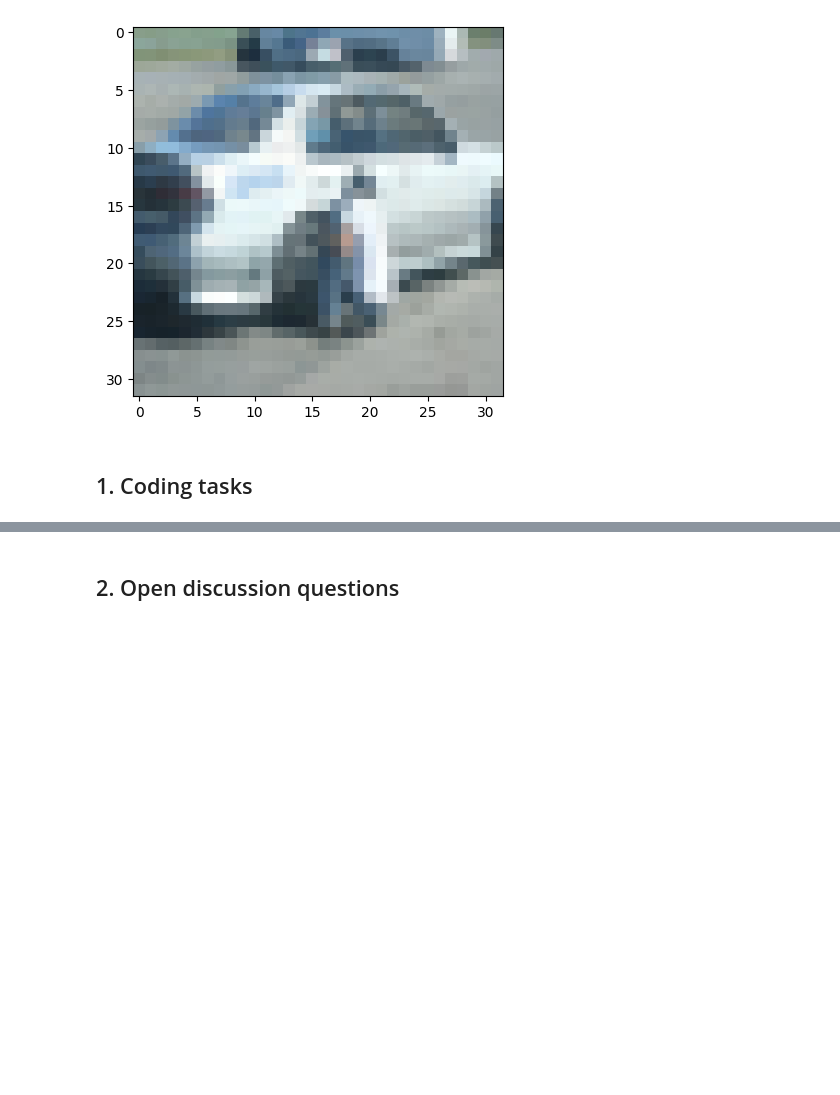
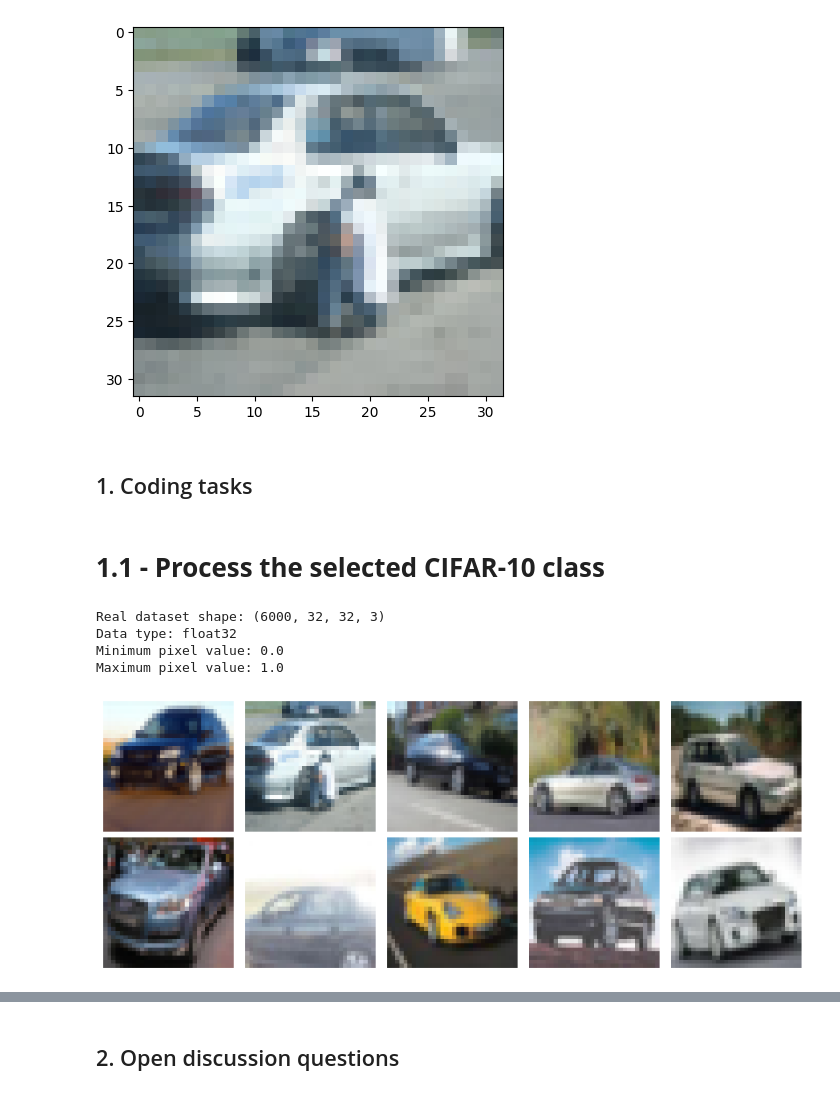
Before and after one commit to mintus2511/ADL_230167_Assignment3, a Jupyter notebook: Assignment_GAN.ipynb, the cells around one changed output, grey strips where cells are left out. Saved outputs shown, nothing was run; the diff lists cells and outputs as text; code cells hidden in the pictures; blank space fills up the shorter version.

```diff
--- a/Assignment_GAN.ipynb
+++ b/Assignment_GAN.ipynb
@@ -154,0 +149,35 @@ plt.show()
+# %% [markdown]
+# **1.1 - Process the selected CIFAR-10 class**
+# %%
+# Merge the training and test samples of the selected class
+real_dataset = np.concatenate((train_set, test_set), axis=0)
+
+# Convert pixel values to float32
+real_dataset = real_dataset.astype("float32")
+
+# Normalize pixel values from [0, 255] to [0, 1]
+real_dataset = real_dataset / 255.0
+
+# Check the processed dataset
+print("Real dataset shape:", real_dataset.shape)
+print("Data type:", real_dataset.dtype)
+print("Minimum pixel value:", real_dataset.min())
+print("Maximum pixel value:", real_dataset.max())
+# %% [output]
+Real dataset shape: (6000, 32, 32, 3)
+Data type: float32
+Minimum pixel value: 0.0
+Maximum pixel value: 1.0
+# %%
+# Visualize processed samples
+plt.figure(figsize=(10, 4))
+
+for i in range(10):
+    plt.subplot(2, 5, i + 1)
+    plt.imshow(real_dataset[i])
+    plt.axis("off")
+
+plt.tight_layout()
+plt.show()
+# %% [output]
+[figure, added]
```
Also changed, not shown: parts of 17 cells of this notebook.
